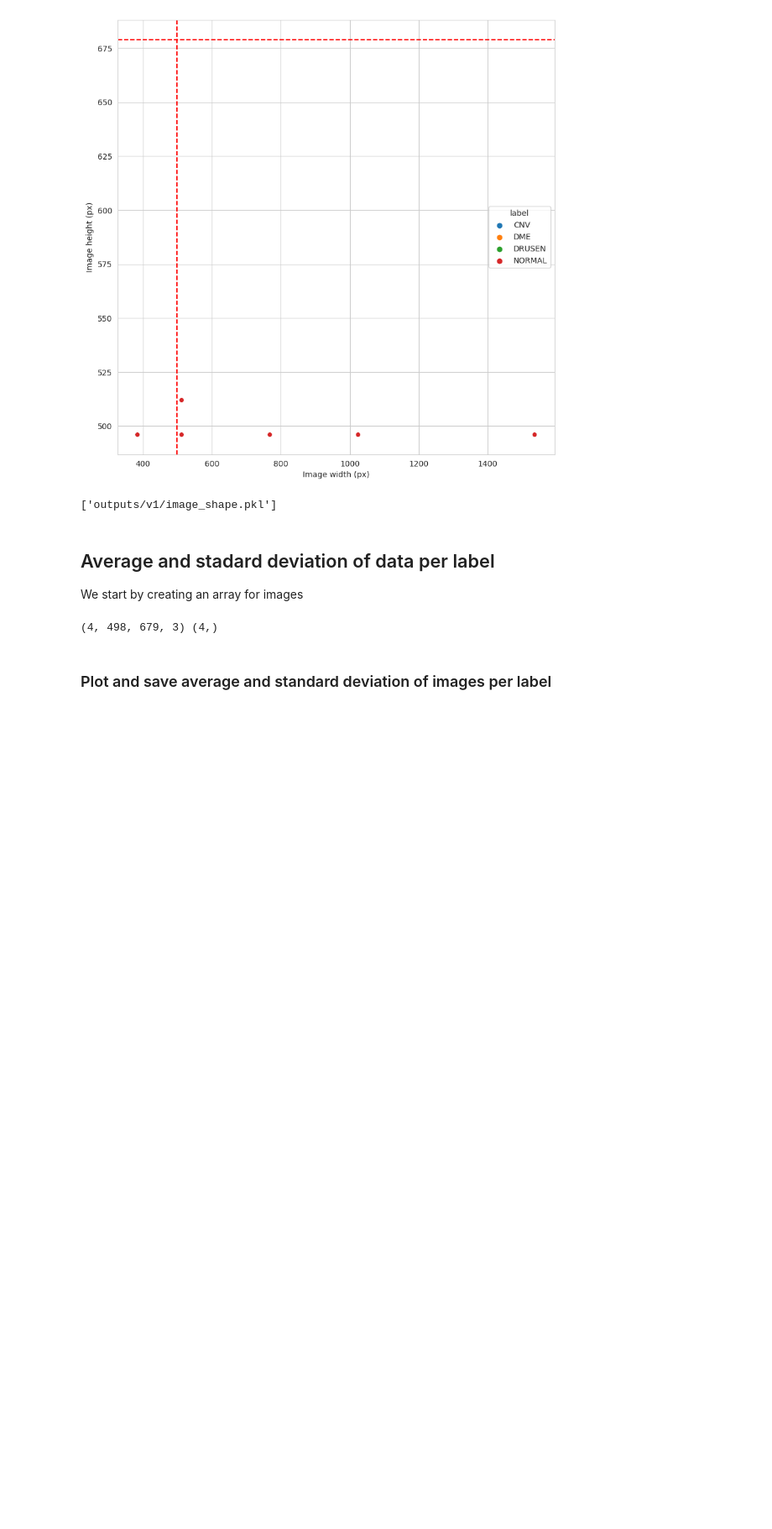
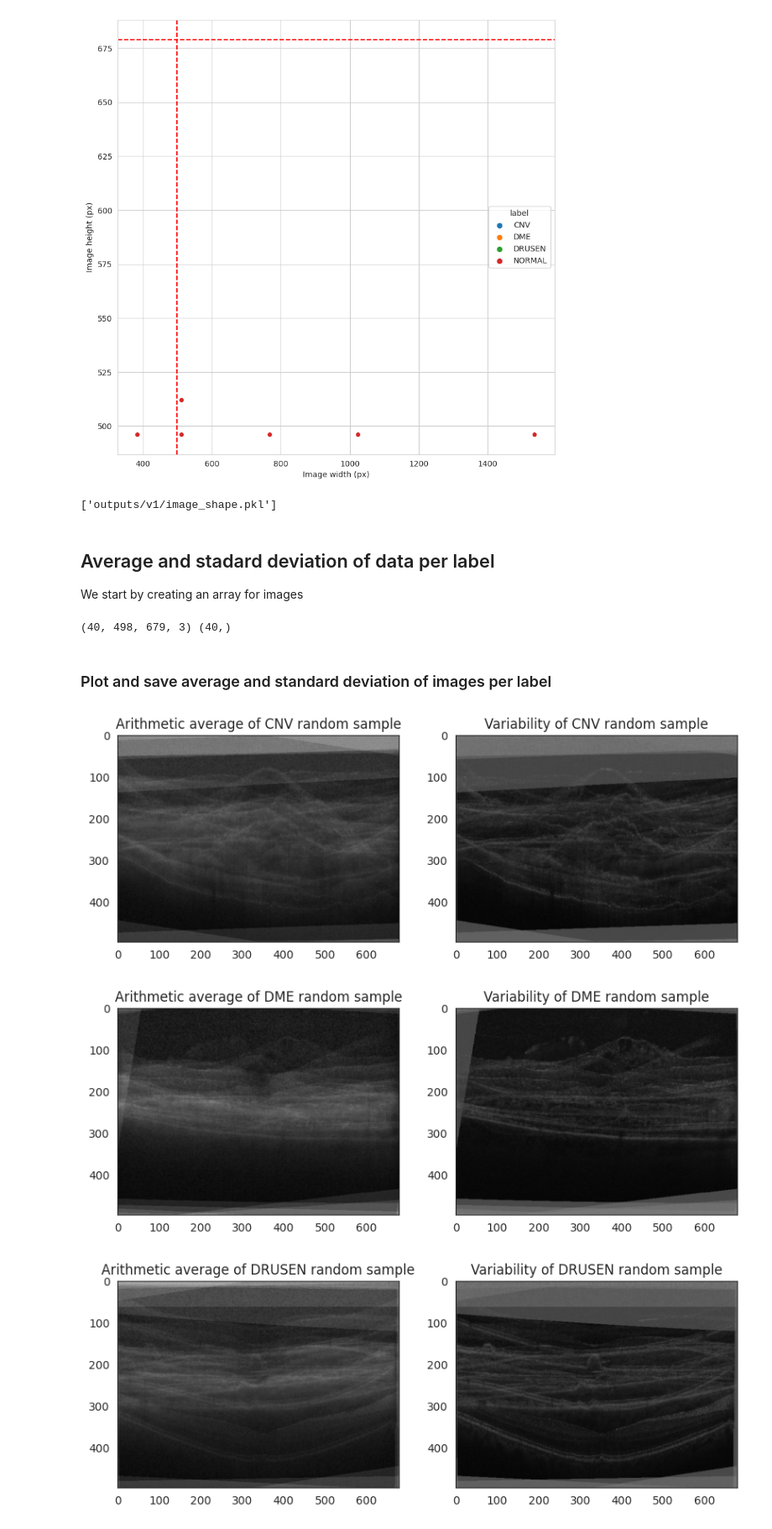
Before and after one commit to eandablo/OCTreader, a Jupyter notebook: jupiter_notebooks/image_visualisation.ipynb, the cells around one changed output. Shown at 84% size. Cells and saved outputs as stored; diff of their text form; code cells hidden in the pictures; blank space fills up the shorter version.

Commit message:
add plot_mean_deviation_per_label() missing image saving method

```diff
--- a/jupiter_notebooks/image_visualisation.ipynb
+++ b/jupiter_notebooks/image_visualisation.ipynb
@@ -136,9 +136,9 @@ def create_image_tensor(data_dir, new_height, new_width, n_images):
     return X, y
 
 
-X, y = create_image_tensor(split_paths['train'], img_avg_size[0], img_avg_size[1], 1)
+X, y = create_image_tensor(split_paths['train'], img_avg_size[0], img_avg_size[1], 10)
 print(X.shape, y.shape)
 # %% [output]
-(4, 498, 679, 3) (4,)
+(40, 498, 679, 3) (40,)
 # %% [markdown]
 ### Plot and save average and standard deviation of images per label
@@ -147,0 +145,19 @@ def plot_mean_deviation_per_label():
+# %%
+
+def plot_mean_deviation_per_label():
+    sns.set_style("white")
+    for label in labels:
+        X_label = X[y == label]
+        img_mean = np.mean(X_label, axis=0)
+        img_std = np.std(X_label, axis=0)
+        fig, axes = plt.subplots(nrows=1, ncols=2, figsize=(10, 15))
+        axes[0].set_title(f'Arithmetic average of {label} random sample')
+        axes[0].imshow(img_mean)
+        axes[1].set_title(f'Variability of {label} random sample')
+        axes[1].imshow(img_std)
+
+plot_mean_deviation_per_label()
+# %% [output]
+[figure, added]
+[figure, added]
+[figure, added]
```
Also changed, not shown: parts of 2 cells of this notebook.
